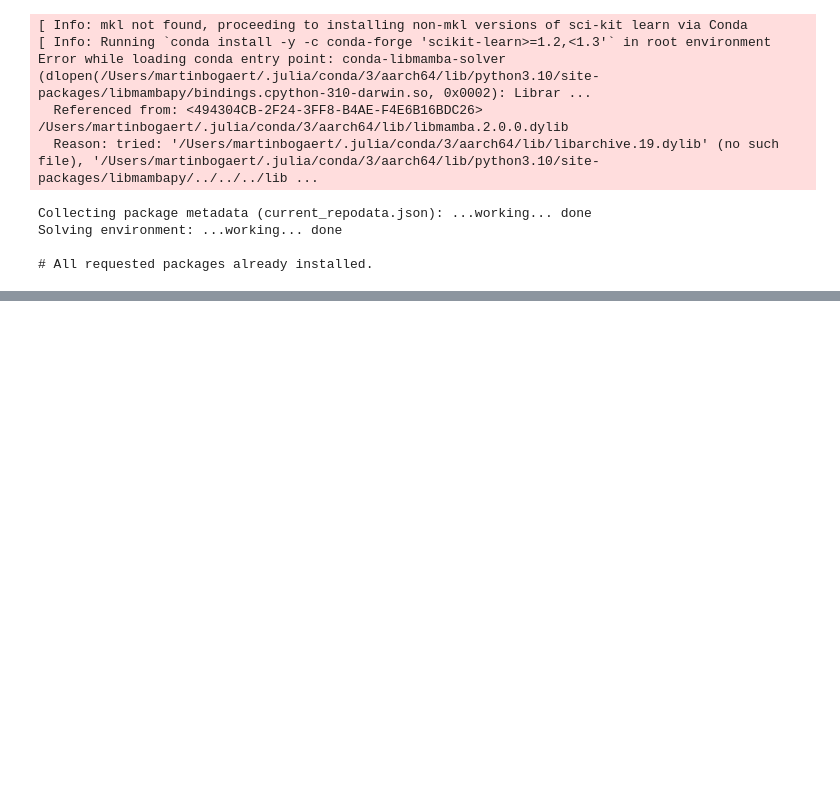
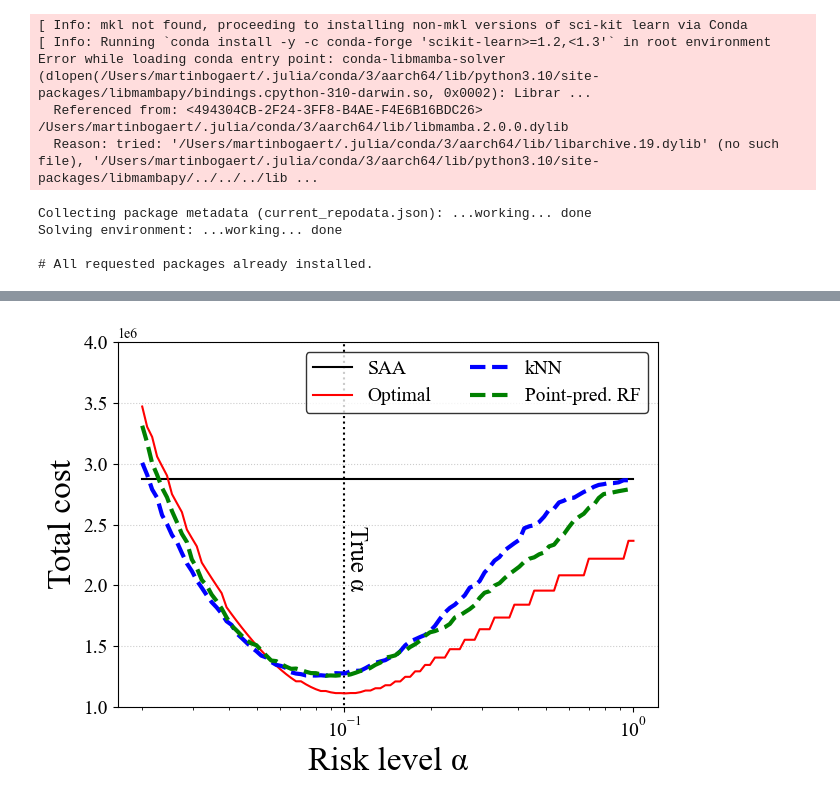
Before and after one commit to martinbog19/ml-engine-maintenance, a Jupyter notebook: Prescriptive Phase/model.ipynb, the cells around one changed output, grey strips where cells are left out. Drawn from its saved outputs; the diff is of its cells as text; code cells hidden in the pictures; blank space fills up the shorter version.

```diff
--- a/Prescriptive Phase/model.ipynb
+++ b/Prescriptive Phase/model.ipynb
@@ -155,0 +90,10 @@ User-callback calls 86, time in user-callback 0.00 sec
+# %%
+# Return the cost components and total cost for some prescriptions, the true RULs and the true alpha
+function cost(z, y_true, alpha_star, costs)
+    Cs, Cf, Co = costs
+    n = length(y_true)
+    sc = sum(Cs * z[i] for i = 1:n)
+    fc = sum((1 - z[i]) * Cf * failure_probability(y_true[i], alpha_star) for i = 1:n)
+    oc = sum(Co * z[i] * y_true[i] for i = 1:n)
+    return sc, fc, oc, sc + fc + oc
+end;
@@ -222,0 +204,14 @@ yscale("log")
+# %%
+# Costs
+Cs = 1000
+Cf = 10000
+Co = 50
+costs = (Cs, Cf, Co)
+# True risk parameters
+alpha_true = 0.1;
+alphas = exp.(range(log.(2e-2), 0, 100))
+
+res_knn, P_knn = costs_with_alpha(y_pred_knn, y_test, costs, alphas);
+res_perfect, P_opt = costs_with_alpha(y_test, y_test, costs, alphas);
+res_saa, P_saa = costs_with_alpha(repeat([mean(y_train)], length(y_test), 1), y_test, costs, alphas);
+res_pp_rf, P_rf = costs_with_alpha(y_pred_rf, y_test, costs, alphas);
@@ -222,0 +236,22 @@ yscale("log")
+# %%
+figure()
+plot([0.1, 0.1], [0, 5e6], c = "k", linestyle = ":")
+ylim([1e6, 4e6])
+plot(alphas, res_saa[:, 4], c = "black", linestyle = "-", label = "SAA")
+plot(alphas, res_perfect[:, 4], c = "red", linestyle = "-", label = "Optimal")
+plot(alphas, res_knn[:, 4], c = "blue", linestyle = "--", linewidth = 3, label = "kNN")
+plot(alphas, res_pp_rf[:, 4], c = "green", linestyle = "--", linewidth = 3, label = "Point-pred. RF")
+
+grid(linestyle = ":", color = "k", alpha = 0.2, axis = "y")
+ylabel("Total cost", size = 24)
+xlabel("Risk level α", size = 24)
+tick_params(axis = "both", labelsize = 14)
+legend(edgecolor = "k", ncols = 2, fontsize = 14)
+annotate(" True α", xy = (0.1, 2e6), rotation = 270, size = 18)
+
+xscale("log")
+
+tight_layout()
+show()
+# %% [output]
+[figure, added]
```
Also changed, not shown: parts of 20 cells of this notebook.
